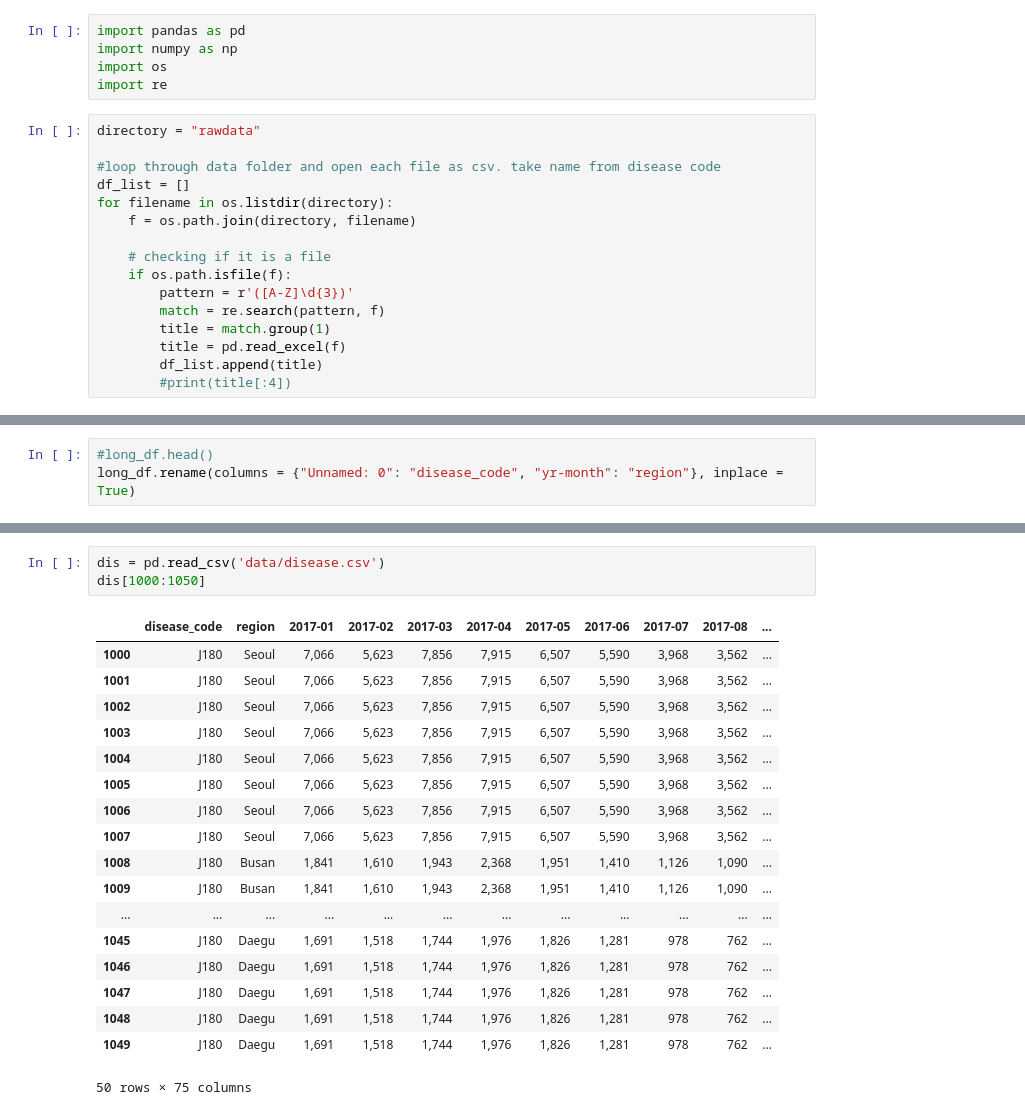
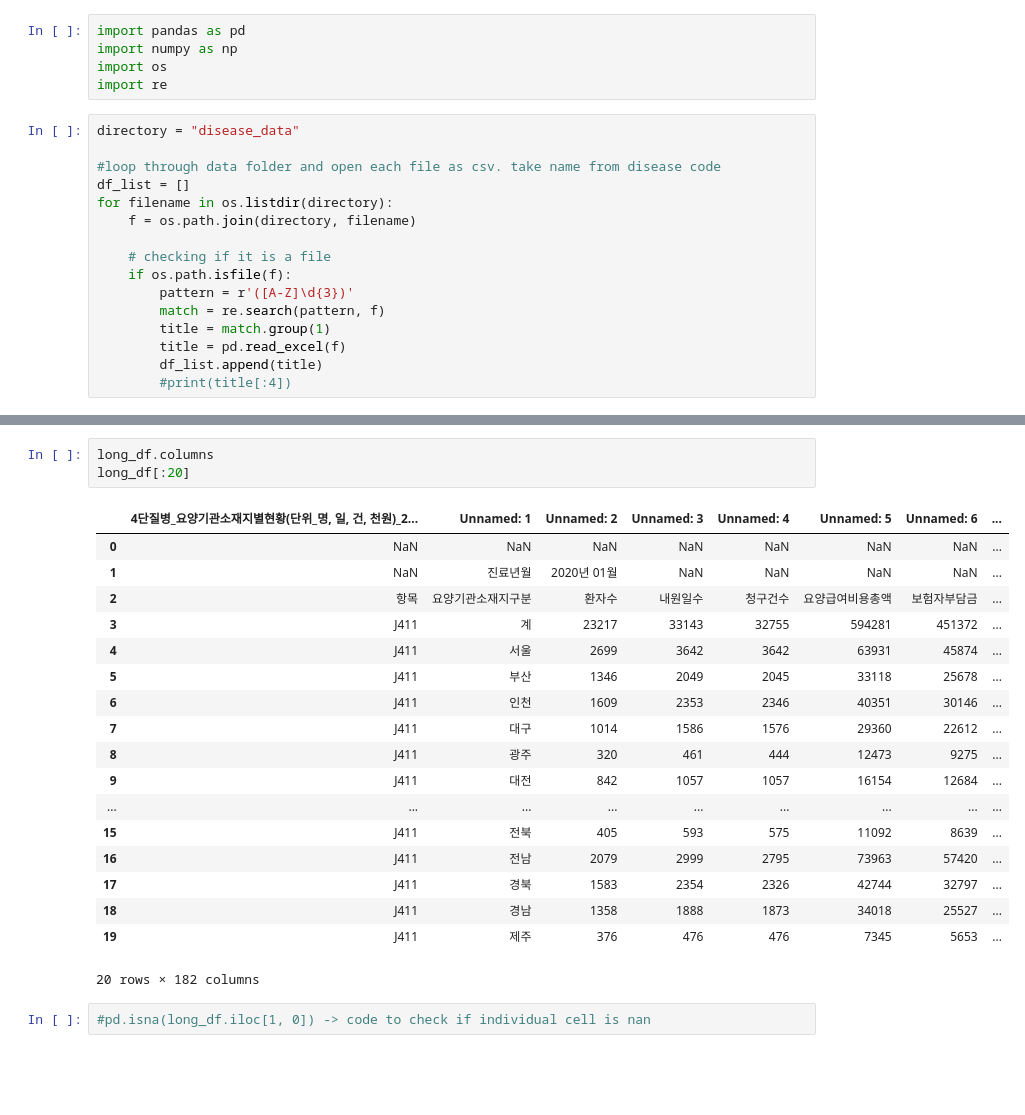
Before and after one commit to seohyeonlee2020/p-ollution, a Jupyter notebook: diseaseDataClean.ipynb, the cells around one changed output, grey strips where cells are left out. Drawn from its saved outputs; the diff is of its cells as text; blank space fills up the shorter version.

```diff
--- a/diseaseDataClean.ipynb
+++ b/diseaseDataClean.ipynb
@@ -4,7 +4,7 @@ import numpy as np
 import os
 import re
 # %%
-directory = "rawdata"
+directory = "disease_data"
 
 #loop through data folder and open each file as csv. take name from disease code
 df_list = []
@@ -38,3 +24,0 @@ long_df.head()
-# %%
-#long_df.head()
-long_df.rename(columns = {"Unnamed: 0": "disease_code", "yr-month": "region"}, inplace = True)
@@ -237,22 +25,24 @@ for filename in os.listdir(directory):
-# %%
-dis = pd.read_csv('data/disease.csv')
-dis[1000:1050]
-# %% [output]
-|  | disease_code | region | 2017-01 | 2017-02 | 2017-03 | 2017-04 | 2017-05 | 2017-06 | 2017-07 | 2017-08 | ... |
-| 1000 | J180 | Seoul | 7,066 | 5,623 | 7,856 | 7,915 | 6,507 | 5,590 | 3,968 | 3,562 | ... |
-| 1001 | J180 | Seoul | 7,066 | 5,623 | 7,856 | 7,915 | 6,507 | 5,590 | 3,968 | 3,562 | ... |
-| 1002 | J180 | Seoul | 7,066 | 5,623 | 7,856 | 7,915 | 6,507 | 5,590 | 3,968 | 3,562 | ... |
-| 1003 | J180 | Seoul | 7,066 | 5,623 | 7,856 | 7,915 | 6,507 | 5,590 | 3,968 | 3,562 | ... |
-| 1004 | J180 | Seoul | 7,066 | 5,623 | 7,856 | 7,915 | 6,507 | 5,590 | 3,968 | 3,562 | ... |
-| 1005 | J180 | Seoul | 7,066 | 5,623 | 7,856 | 7,915 | 6,507 | 5,590 | 3,968 | 3,562 | ... |
-| 1006 | J180 | Seoul | 7,066 | 5,623 | 7,856 | 7,915 | 6,507 | 5,590 | 3,968 | 3,562 | ... |
-| 1007 | J180 | Seoul | 7,066 | 5,623 | 7,856 | 7,915 | 6,507 | 5,590 | 3,968 | 3,562 | ... |
-| 1008 | J180 | Busan | 1,841 | 1,610 | 1,943 | 2,368 | 1,951 | 1,410 | 1,126 | 1,090 | ... |
-| 1009 | J180 | Busan | 1,841 | 1,610 | 1,943 | 2,368 | 1,951 | 1,410 | 1,126 | 1,090 | ... |
-| ... | ... | ... | ... | ... | ... | ... | ... | ... | ... | ... | ... |
-| 1045 | J180 | Daegu | 1,691 | 1,518 | 1,744 | 1,976 | 1,826 | 1,281 | 978 | 762 | ... |
-| 1046 | J180 | Daegu | 1,691 | 1,518 | 1,744 | 1,976 | 1,826 | 1,281 | 978 | 762 | ... |
-| 1047 | J180 | Daegu | 1,691 | 1,518 | 1,744 | 1,976 | 1,826 | 1,281 | 978 | 762 | ... |
-| 1048 | J180 | Daegu | 1,691 | 1,518 | 1,744 | 1,976 | 1,826 | 1,281 | 978 | 762 | ... |
-| 1049 | J180 | Daegu | 1,691 | 1,518 | 1,744 | 1,976 | 1,826 | 1,281 | 978 | 762 | ... |
-50 rows × 75 columns
+# %%
+long_df.columns
+long_df[:20]
+# %% [output]
+|  | 4단질병_요양기관소재지별현황(단위_명, 일, 건, 천원)_2... | Unnamed: 1 | Unnamed: 2 | Unnamed: 3 | Unnamed: 4 | Unnamed: 5 | Unnamed: 6 | ... |
+| 0 | NaN | NaN | NaN | NaN | NaN | NaN | NaN | ... |
+| 1 | NaN | 진료년월 | 2020년 01월 | NaN | NaN | NaN | NaN | ... |
+| 2 | 항목 | 요양기관소재지구분 | 환자수 | 내원일수 | 청구건수 | 요양급여비용총액 | 보험자부담금 | ... |
+| 3 | J411 | 계 | 23217 | 33143 | 32755 | 594281 | 451372 | ... |
+| 4 | J411 | 서울 | 2699 | 3642 | 3642 | 63931 | 45874 | ... |
+| 5 | J411 | 부산 | 1346 | 2049 | 2045 | 33118 | 25678 | ... |
+| 6 | J411 | 인천 | 1609 | 2353 | 2346 | 40351 | 30146 | ... |
+| 7 | J411 | 대구 | 1014 | 1586 | 1576 | 29360 | 22612 | ... |
+| 8 | J411 | 광주 | 320 | 461 | 444 | 12473 | 9275 | ... |
+| 9 | J411 | 대전 | 842 | 1057 | 1057 | 16154 | 12684 | ... |
+| ... | ... | ... | ... | ... | ... | ... | ... | ... |
+| 15 | J411 | 전북 | 405 | 593 | 575 | 11092 | 8639 | ... |
+| 16 | J411 | 전남 | 2079 | 2999 | 2795 | 73963 | 57420 | ... |
+| 17 | J411 | 경북 | 1583 | 2354 | 2326 | 42744 | 32797 | ... |
+| 18 | J411 | 경남 | 1358 | 1888 | 1873 | 34018 | 25527 | ... |
+| 19 | J411 | 제주 | 376 | 476 | 476 | 7345 | 5653 | ... |
+20 rows × 182 columns
+# %%
+#pd.isna(long_df.iloc[1, 0]) -> code to check if individual cell is nan
```
Also changed, not shown: parts of 34 cells of this notebook, 18 other files.
